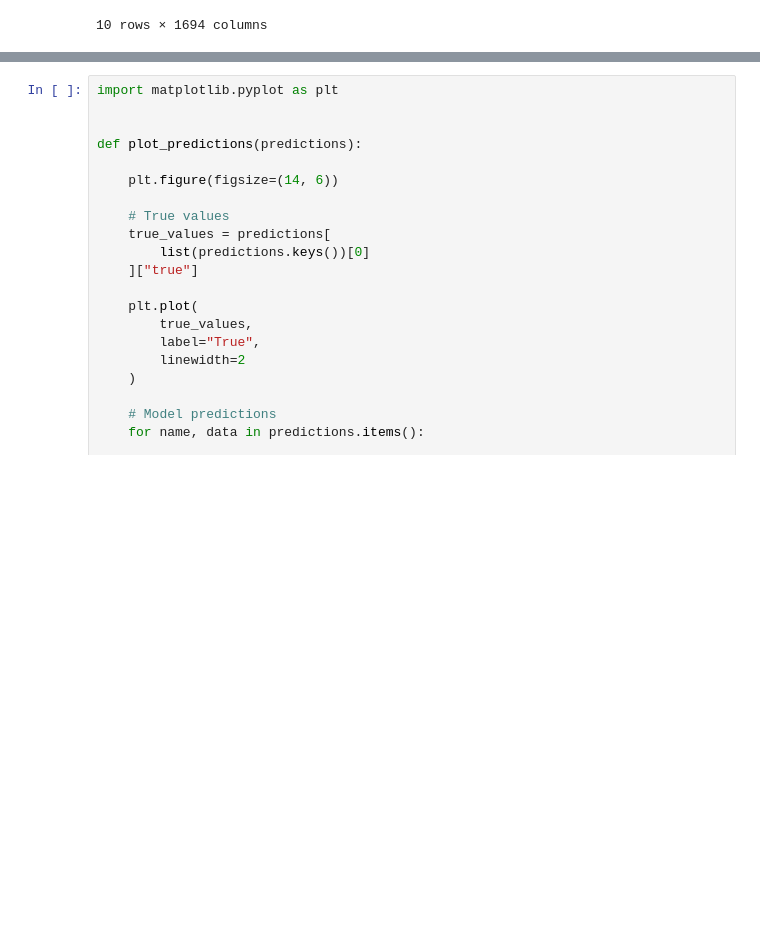
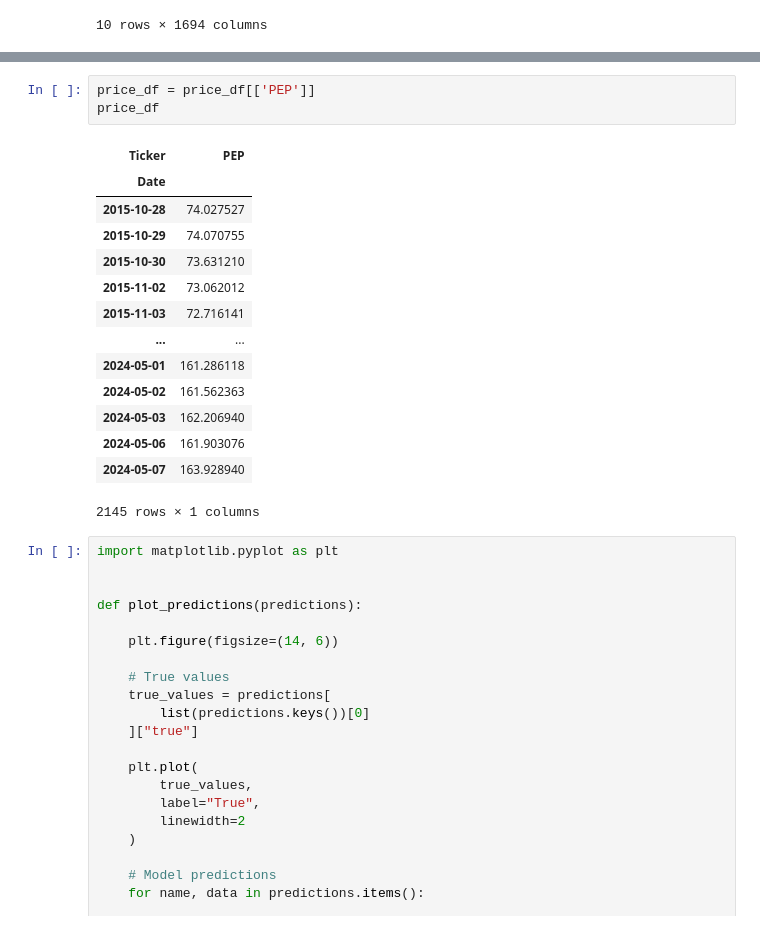
Before and after one commit to BrandonChen34567/Temporal-Graph-Neural-Network, a Jupyter notebook: baseline models.ipynb, the cells around one changed output, grey strips where cells are left out. Cells and saved outputs as stored; diff of their text form; blank space fills up the shorter version.

```diff
--- a/baseline models.ipynb
+++ b/baseline models.ipynb
@@ -241,3 +259,21 @@ sentiment_df.describe()
+# %%
+price_df = price_df[['PEP']]
+price_df
+# %% [output]
+| Ticker | PEP |
+| Date |  |
+| 2015-10-28 | 74.027527 |
+| 2015-10-29 | 74.070755 |
+| 2015-10-30 | 73.631210 |
+| 2015-11-02 | 73.062012 |
+| 2015-11-03 | 72.716141 |
+| ... | ... |
+| 2024-05-01 | 161.286118 |
+| 2024-05-02 | 161.562363 |
+| 2024-05-03 | 162.206940 |
+| 2024-05-06 | 161.903076 |
+| 2024-05-07 | 163.928940 |
+2145 rows × 1 columns
 # %%
 import matplotlib.pyplot as plt
 
```
Also changed, not shown: parts of 6 cells of this notebook.
